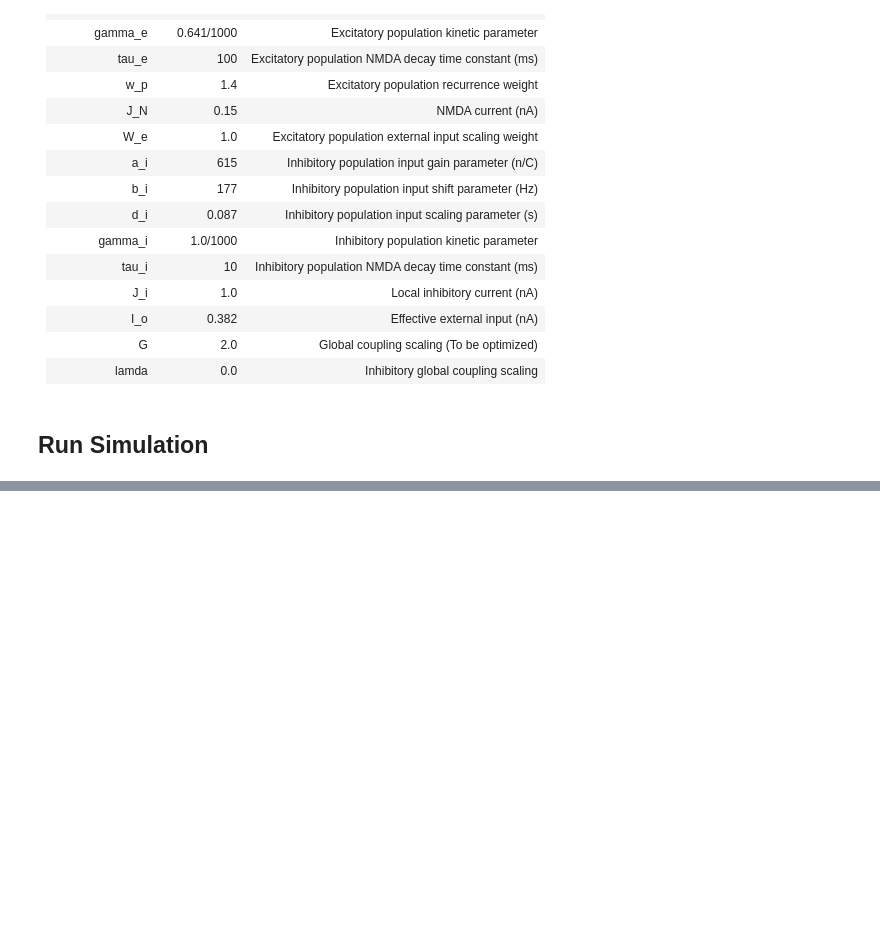
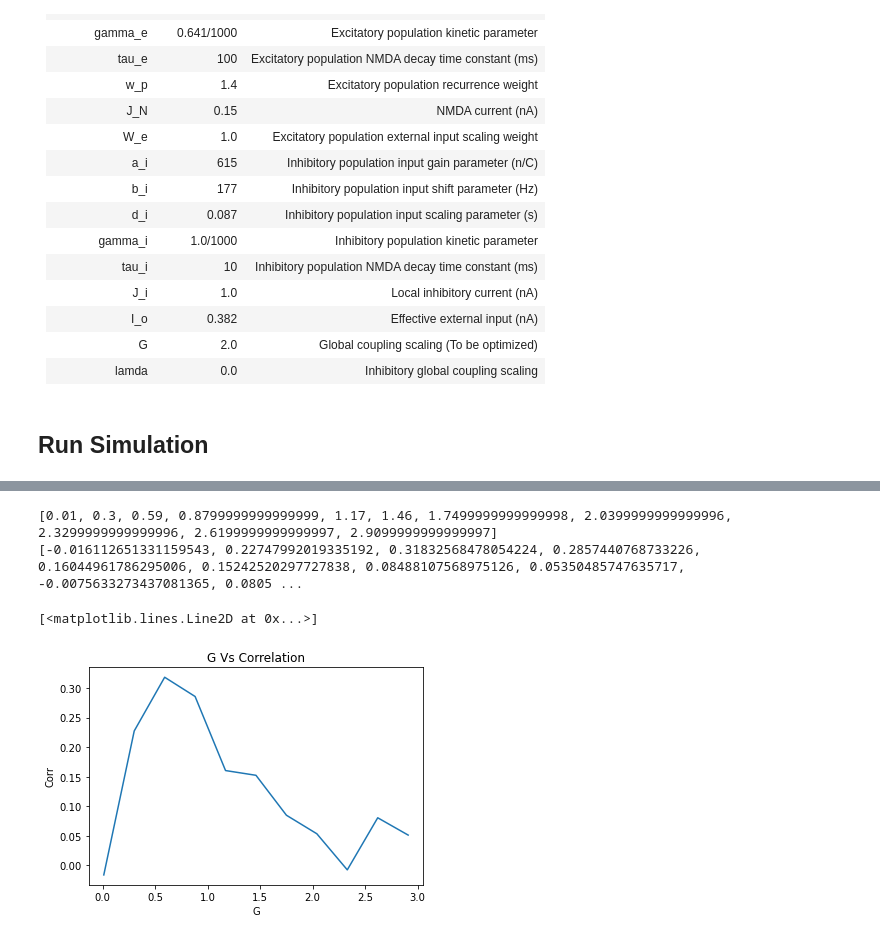
Before and after one commit to mlion0200/educase_TVB_braintumor, a Jupyter notebook: TVB_braintumor.ipynb, the cells around one changed output, grey strips where cells are left out. Saved outputs shown, nothing was run; the diff lists cells and outputs as text; code cells hidden in the pictures; blank space fills up the shorter version.

```diff
--- a/TVB_braintumor.ipynb
+++ b/TVB_braintumor.ipynb
@@ -254,12 +263,19 @@ Starting simulation.. GC =[0.59]
 # %%
 # Plot
 g = []
 PCorr = []
 for result in results:
     g.append(result[0])
-    PCorr.append(result[1])
+    PCorr.append(result[1][1])
 pyplot.xlabel('G')
 pyplot.ylabel('Corr')
 pyplot.title('G Vs Correlation')
 
+print(g)
+print(PCorr)
 plot(g, PCorr)
+# %% [output]
+[0.01, 0.3, 0.59, 0.8799999999999999, 1.17, 1.46, 1.7499999999999998, 2.0399999999999996, 2.3299999999999996, 2.6199999999999997, 2.9099999999999997]
+[-0.016112651331159543, 0.22747992019335192, 0.31832568478054224, 0.2857440768733226, 0.16044961786295006, 0.15242520297727838, 0.08488107568975126, 0.05350485747635717, -0.0075633273437081365, 0.0805 ...
+[<matplotlib.lines.Line2D at 0x...>]
+[figure, added]
```
Also changed, not shown: parts of 3 cells of this notebook.
